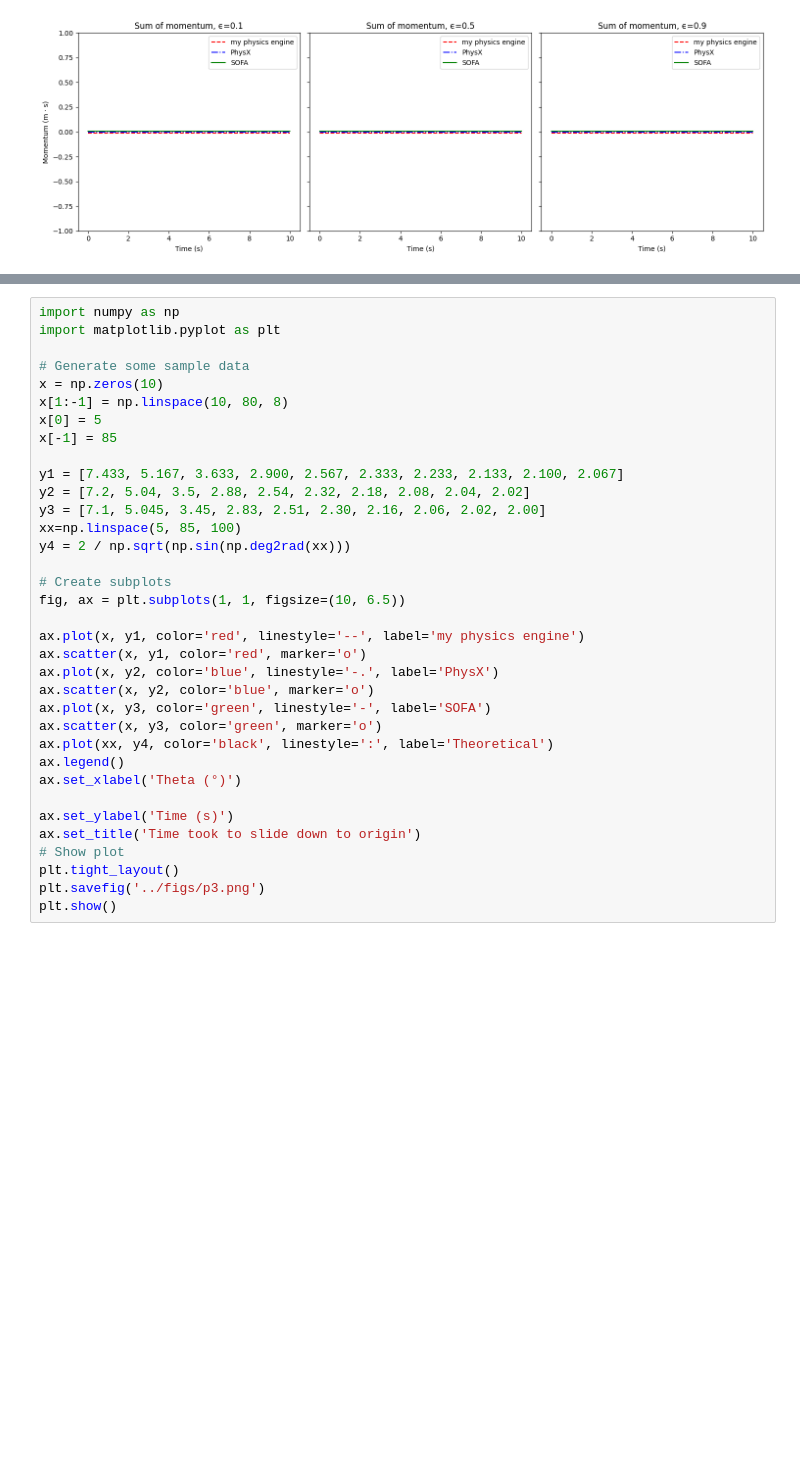
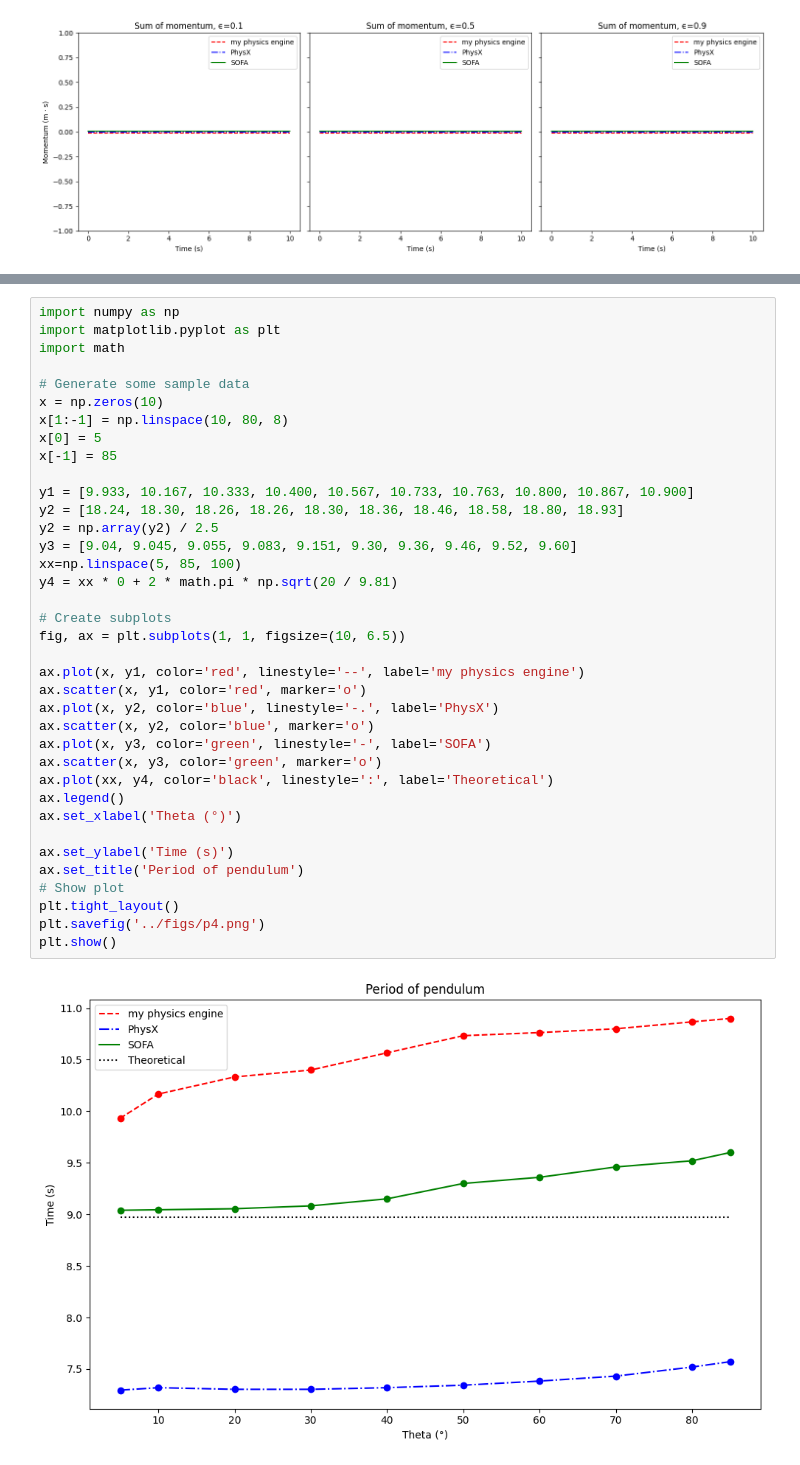
Before and after one commit to jeffrey-22/physics, a Jupyter notebook: report/dissertation/evaluation/nb.ipynb, the cells around one changed output, grey strips where cells are left out. Drawn from its saved outputs; the diff is of its cells as text; blank space fills up the shorter version.

```diff
--- a/report/dissertation/evaluation/nb.ipynb
+++ b/report/dissertation/evaluation/nb.ipynb
@@ -108,35 +108,39 @@ plt.show()
 # %%
 import numpy as np
 import matplotlib.pyplot as plt
+import math
 
 # Generate some sample data
 x = np.zeros(10)
 x[1:-1] = np.linspace(10, 80, 8)
 x[0] = 5
 x[-1] = 85
 
-y1 = [7.433, 5.167, 3.633, 2.900, 2.567, 2.333, 2.233, 2.133, 2.100, 2.067]
-y2 = [7.2, 5.04, 3.5, 2.88, 2.54, 2.32, 2.18, 2.08, 2.04, 2.02]
-y3 = [7.1, 5.045, 3.45, 2.83, 2.51, 2.30, 2.16, 2.06, 2.02, 2.00]
+y1 = [9.933, 10.167, 10.333, 10.400, 10.567, 10.733, 10.763, 10.800, 10.867, 10.900]
+y2 = [18.24, 18.30, 18.26, 18.26, 18.30, 18.36, 18.46, 18.58, 18.80, 18.93]
+y2 = np.array(y2) / 2.5
+y3 = [9.04, 9.045, 9.055, 9.083, 9.151, 9.30, 9.36, 9.46, 9.52, 9.60]
 xx=np.linspace(5, 85, 100)
-y4 = 2 / np.sqrt(np.sin(np.deg2rad(xx)))
+y4 = xx * 0 + 2 * math.pi * np.sqrt(20 / 9.81)
 
 # Create subplots
 fig, ax = plt.subplots(1, 1, figsize=(10, 6.5))
 
 ax.plot(x, y1, color='red', linestyle='--', label='my physics engine')
 ax.scatter(x, y1, color='red', marker='o')
 ax.plot(x, y2, color='blue', linestyle='-.', label='PhysX')
 ax.scatter(x, y2, color='blue', marker='o')
 ax.plot(x, y3, color='green', linestyle='-', label='SOFA')
 ax.scatter(x, y3, color='green', marker='o')
 ax.plot(xx, y4, color='black', linestyle=':', label='Theoretical')
 ax.legend()
 ax.set_xlabel('Theta (°)')
 
 ax.set_ylabel('Time (s)')
-ax.set_title('Time took to slide down to origin')
+ax.set_title('Period of pendulum')
 # Show plot
 plt.tight_layout()
-plt.savefig('../figs/p3.png')
+plt.savefig('../figs/p4.png')
 plt.show()
+# %% [output]
+[figure, added]
```
Also changed, not shown: parts of 1 cell of this notebook, 7 other files.
